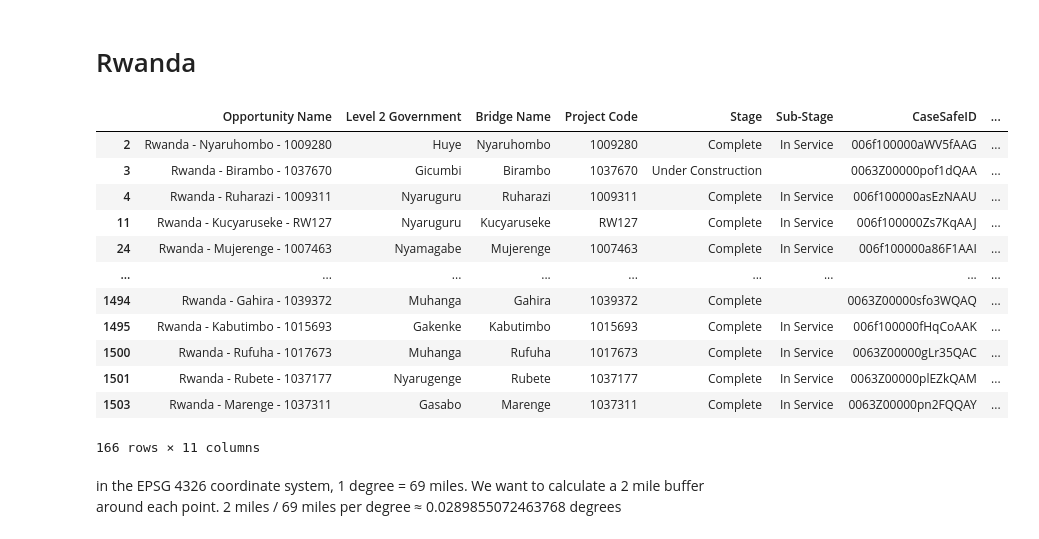
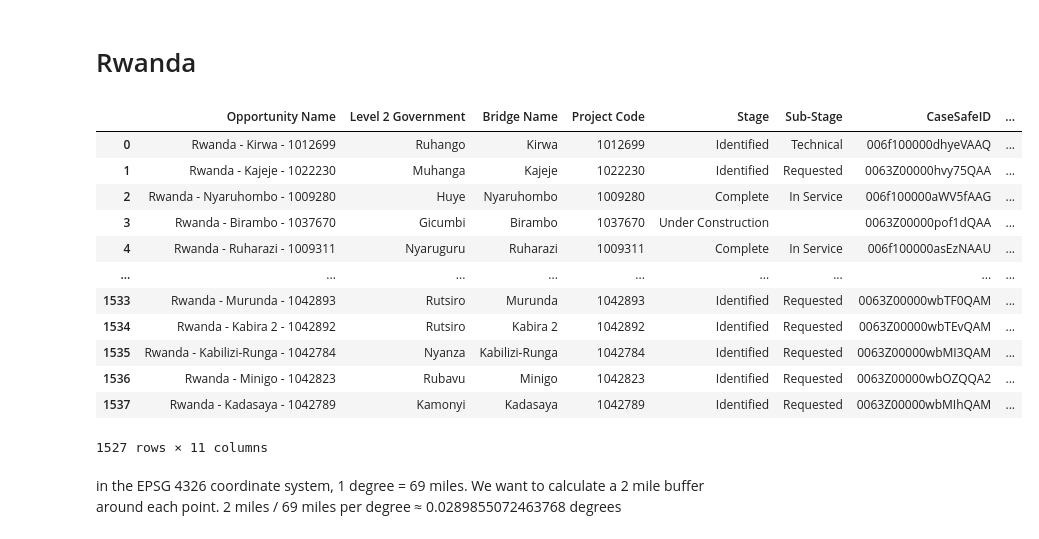
Before and after one commit to bridgestoprosperity/roi-calculation, a Jupyter notebook: roi-calc.ipynb, the cells around one changed output. Cells and saved outputs as stored; diff of their text form; code cells hidden in the pictures.

```diff
--- a/roi-calc.ipynb
+++ b/roi-calc.ipynb
@@ -9,27 +9,27 @@ from osgeo import ogr, osr
 # %%
 rwa_bridges = gpd.read_file('data/rwa-feb032023.geojson')
 rwa_bridges = rwa_bridges[rwa_bridges.geometry.notnull()]
 rwa_bridges = rwa_bridges.set_geometry('geometry')
 rwa_bridges = rwa_bridges.to_crs(epsg=4326)
 
 # only including bridges that are complete or under construction
-rwa_bridges = rwa_bridges[rwa_bridges['Stage'].isin(['Complete', 'Under Construction'])]
+# rwa_bridges = rwa_bridges[rwa_bridges['Stage'].isin(['Complete', 'Under Construction'])]
 
 rwa_bridges
 # %% [output]
 |  | Opportunity Name | Level 2 Government | Bridge Name | Project Code | Stage | Sub-Stage | CaseSafeID | ... |
+| 0 | Rwanda - Kirwa - 1012699 | Ruhango | Kirwa | 1012699 | Identified | Technical | 006f100000dhyeVAAQ | ... |
+| 1 | Rwanda - Kajeje - 1022230 | Muhanga | Kajeje | 1022230 | Identified | Requested | 0063Z00000hvy75QAA | ... |
 | 2 | Rwanda - Nyaruhombo - 1009280 | Huye | Nyaruhombo | 1009280 | Complete | In Service | 006f100000aWV5fAAG | ... |
 | 3 | Rwanda - Birambo - 1037670 | Gicumbi | Birambo | 1037670 | Under Construction |  | 0063Z00000pof1dQAA | ... |
 | 4 | Rwanda - Ruharazi - 1009311 | Nyaruguru | Ruharazi | 1009311 | Complete | In Service | 006f100000asEzNAAU | ... |
-| 11 | Rwanda - Kucyaruseke - RW127 | Nyaruguru | Kucyaruseke | RW127 | Complete | In Service | 006f100000Zs7KqAAJ | ... |
-| 24 | Rwanda - Mujerenge - 1007463 | Nyamagabe | Mujerenge | 1007463 | Complete | In Service | 006f100000a86F1AAI | ... |
 | ... | ... | ... | ... | ... | ... | ... | ... | ... |
-| 1494 | Rwanda - Gahira - 1039372 | Muhanga | Gahira | 1039372 | Complete |  | 0063Z00000sfo3WQAQ | ... |
-| 1495 | Rwanda - Kabutimbo - 1015693 | Gakenke | Kabutimbo | 1015693 | Complete | In Service | 006f100000fHqCoAAK | ... |
-| 1500 | Rwanda - Rufuha - 1017673 | Muhanga | Rufuha | 1017673 | Complete | In Service | 0063Z00000gLr35QAC | ... |
-| 1501 | Rwanda - Rubete - 1037177 | Nyarugenge | Rubete | 1037177 | Complete | In Service | 0063Z00000plEZkQAM | ... |
-| 1503 | Rwanda - Marenge - 1037311 | Gasabo | Marenge | 1037311 | Complete | In Service | 0063Z00000pn2FQQAY | ... |
+| 1533 | Rwanda - Murunda - 1042893 | Rutsiro | Murunda | 1042893 | Identified | Requested | 0063Z00000wbTF0QAM | ... |
+| 1534 | Rwanda - Kabira 2 - 1042892 | Rutsiro | Kabira 2 | 1042892 | Identified | Requested | 0063Z00000wbTEvQAM | ... |
+| 1535 | Rwanda - Kabilizi-Runga - 1042784 | Nyanza | Kabilizi-Runga | 1042784 | Identified | Requested | 0063Z00000wbMI3QAM | ... |
+| 1536 | Rwanda - Minigo - 1042823 | Rubavu | Minigo | 1042823 | Identified | Requested | 0063Z00000wbOZQQA2 | ... |
+| 1537 | Rwanda - Kadasaya - 1042789 | Kamonyi | Kadasaya | 1042789 | Identified | Requested | 0063Z00000wbMIhQAM | ... |
-166 rows × 11 columns
+1527 rows × 11 columns
 # %% [markdown]
 in the EPSG 4326 coordinate system, 1 degree = 69 miles. We want to calculate a 2 mile buffer around each point. 2 miles / 69 miles per degree ≈ 0.0289855072463768 degrees
 # %%
```
Also changed, not shown: parts of 6 cells of this notebook, 4 other files.
